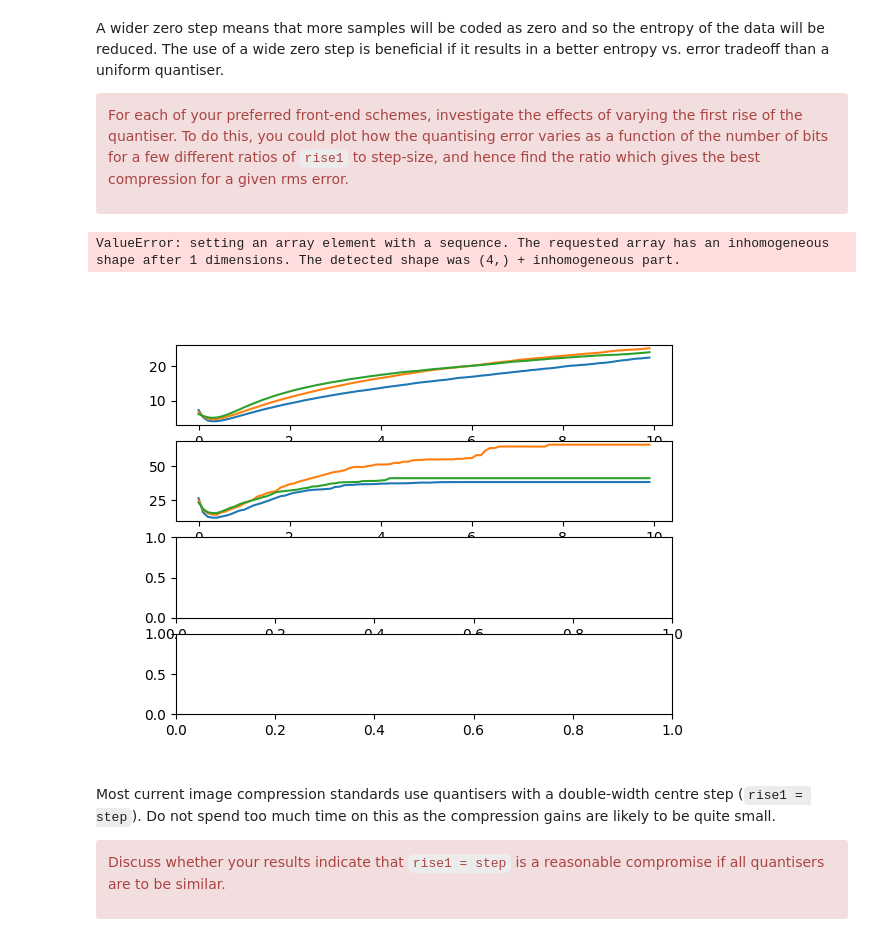
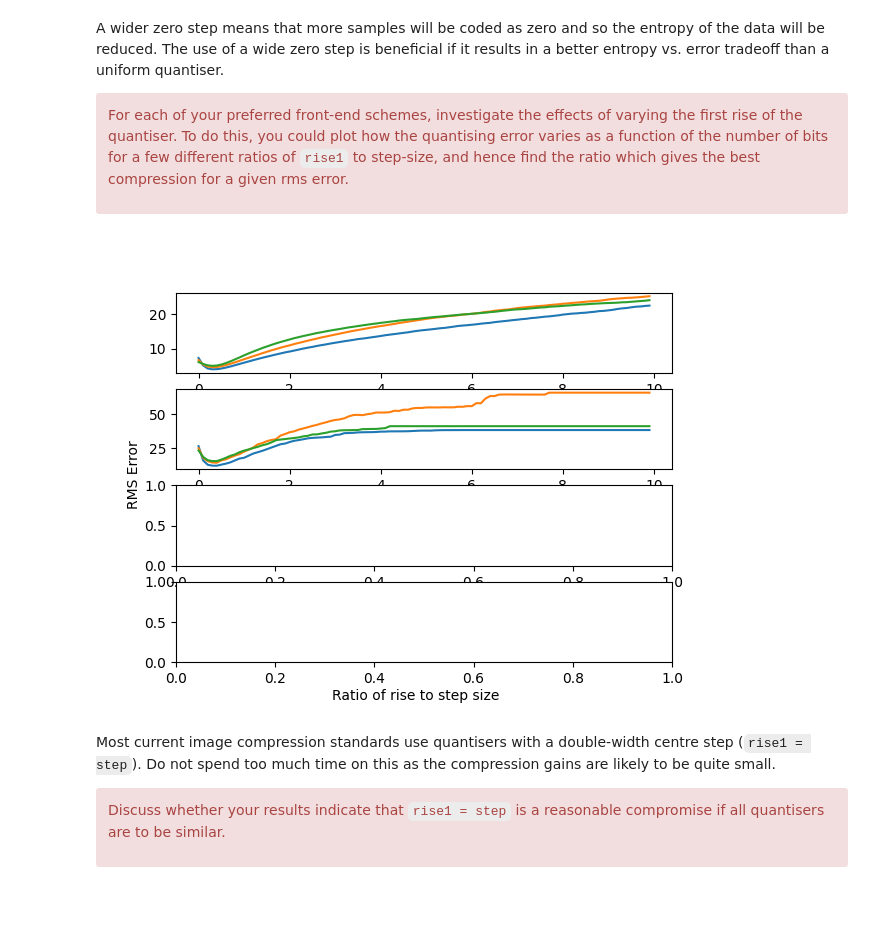
Before and after one commit to mas302/cued_sf2_lab, a Jupyter notebook: 10-11-selection-centre-clipped.ipynb, the cells around one changed output. Cells and saved outputs as stored; diff of their text form; code cells hidden in the pictures; blank space fills up the shorter version.

```diff
--- a/10-11-selection-centre-clipped.ipynb
+++ b/10-11-selection-centre-clipped.ipynb
@@ -146,6 +146,26 @@ def dwt_rise_error(image1, step, image2 = None, image3 = None):
 
     return errors, errors2, errors3
 
+def lbt_rise_error(image1, step, s, image2 = None, image3 = None):
+    errors = []
+    for i in factors:
+        rise1 = step * i
+        errors.append(lbt_std(image1, step, rise1, s))
+
+    if image2 is not None:
+        errors2 = []
+        for i in factors:
+            rise2 = step * i
+            errors2.append(lbt_std(image2, step, rise2, s))
+
+    if image3 is not None:
+        errors3 = []
+        for i in factors:
+            rise3 = step * i
+            errors3.append(lbt_std(image3, step, rise3, s))
+
+    return errors, errors2, errors3
+
 def lp_rise_error(image1, step, image2 = None, image3 = None):
     errors = []
     for i in factors:
@@ -158,64 +178,45 @@ def lp_rise_error(image1, step, image2 = None, image3 = None):
             rise2 = step * i
             errors2.append(lp_std(image2, step, 4, h , rise2))
 
     if image3 is not None:
         errors3 = []
         for i in factors:
             rise3 = step * i
             errors3.append(lp_std(image3, step, 4, h, rise3)[-1])
 
     return errors, errors2, errors3
 
-def lbt_rise_error(image1, step, image2 = None, image3 = None):
-    errors = []
-    for i in factors:
-        rise1 = step * i
-        errors.append(lbt_std(image1, step, rise1))
 
-    if image2 is not None:
-        errors2 = []
-        for i in factors:
-            rise2 = step * i
-            errors2.append(lbt_std(image2, step, rise2))
-
-    if image3 is not None:
-        errors3 = []
-        for i in factors:
-            rise3 = step * i
-            errors3.append(lbt_std(image3, step, rise3))
-
-    return errors, errors2, errors3
 
 
 errors, errors2, errors3 = dct_rise_error(lighthouse, step, flamingo, bridge)
 fig, axs = plt.subplots(4)
 axs[0].plot(factors, errors, label = 'Lighthouse')
 axs[0].plot(factors, errors2, label = 'Flamingo')
 axs[0].plot(factors, errors3, label = 'Bridge')
 
 errors1, errors21, errors31 = dwt_rise_error(lighthouse, step, flamingo, bridge)
 axs[1].plot(factors, errors1, label = 'Lighthouse')
 axs[1].plot(factors, errors21, label = 'Flamingo')
 axs[1].plot(factors, errors31, label = 'Bridge')
 
-errors2, errors22, errors32 = lp_rise_error(lighthouse, step, flamingo, bridge)
-axs[2].plot(factors, errors2, label = 'Lighthouse')
-axs[2].plot(factors, errors22, label = 'Flamingo')
-axs[2].plot(factors, errors32, label = 'Bridge')
-
-errors1, errors21, errors31 = dct_rise_error(lighthouse, step, flamingo, bridge)
-axs[3].plot(factors, errors1, label = 'Lighthouse')
-axs[3].plot(factors, errors21, label = 'Flamingo')
-axs[3].plot(factors, errors31, label = 'Bridge')
-
-
 fig.text(0.5, 0.04, 'Ratio of rise to step size', ha='center', va='center' )
 fig.text(0.06, 0.5, 'RMS Error', ha='center', va='center', rotation='vertical')
 
 plt.show()
+
+
+# errors2, errors22, errors32 = lp_rise_error(lighthouse, step, flamingo, bridge)
+# axs[2].plot(factors, errors2, label = 'Lighthouse')
+# axs[2].plot(factors, errors22, label = 'Flamingo')
+# axs[2].plot(factors, errors32, label = 'Bridge')
+
+# errors1, errors21, errors31 = lbt_rise_error(lighthouse, step, 1.4, flamingo, bridge)
+# axs[3].plot(factors, errors1, label = 'Lighthouse')
+# axs[3].plot(factors, errors21, label = 'Flamingo')
+# axs[3].plot(factors, errors31, label = 'Bridge')
 # %% [output]
-ValueError: setting an array element with a sequence. The requested array has an inhomogeneous shape after 1 dimensions. The detected shape was (4,) + inhomogeneous part.
-[figure, old version]
+[figure, new version]
 # %% [markdown]
 Most current image compression standards use quantisers with a
 double-width centre step (`rise1 = step`). Do not spend too much time
```
Also changed, not shown: 1 other file.
